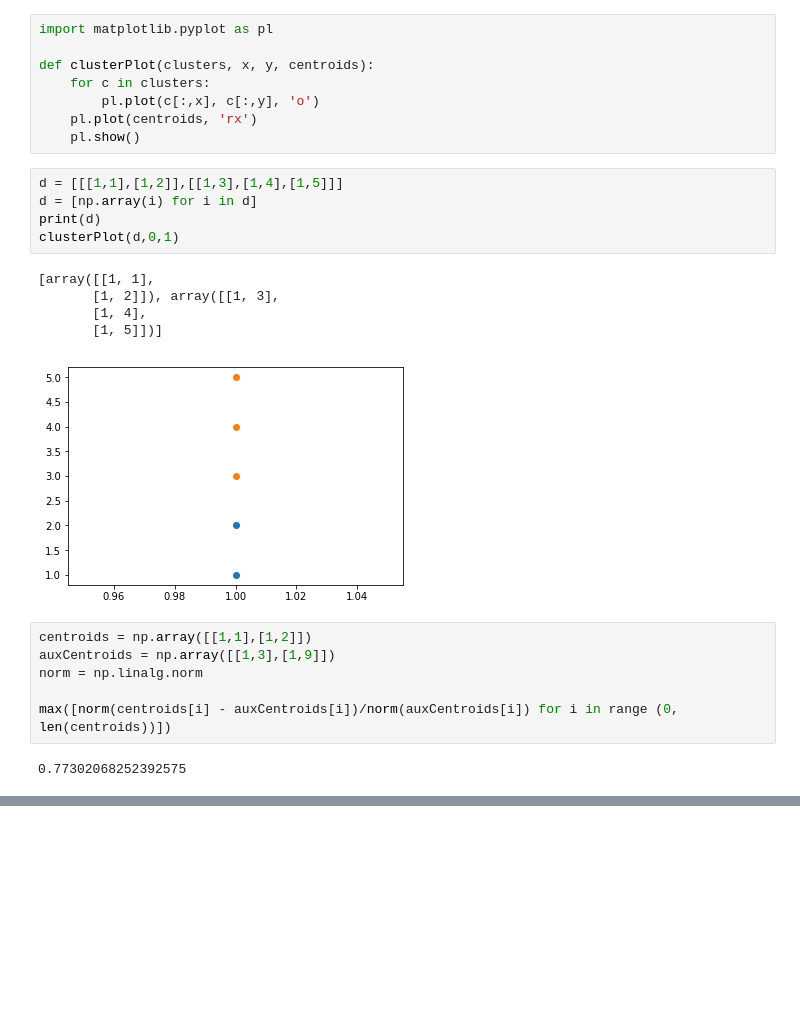
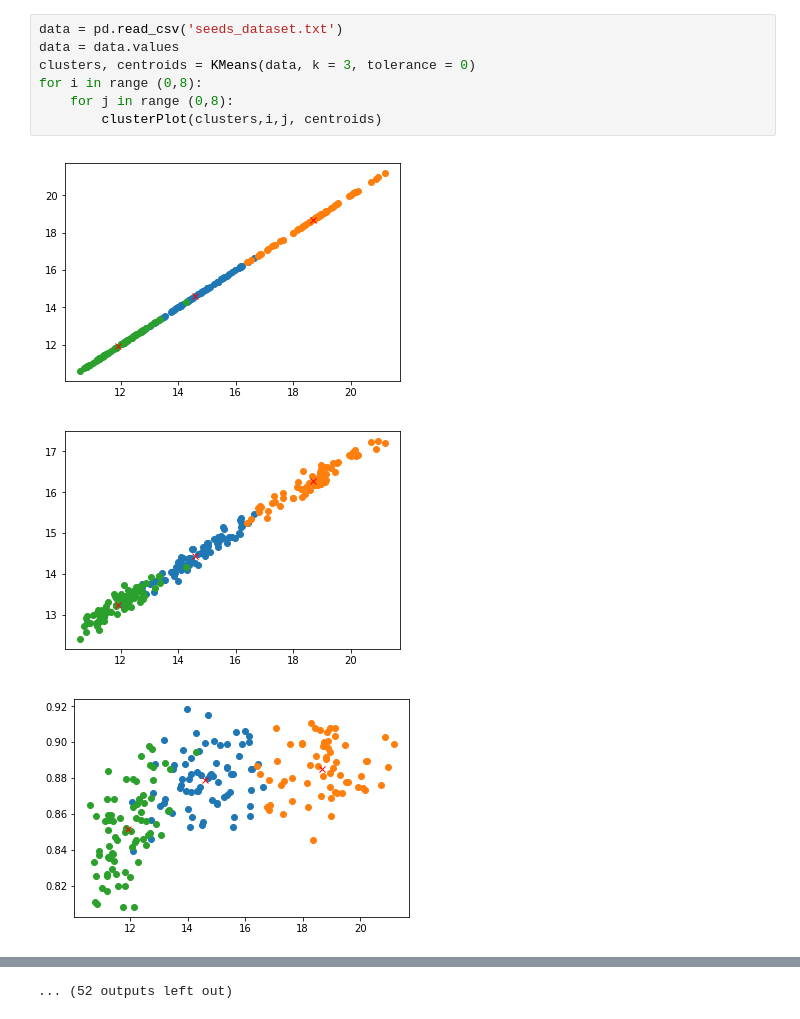
Before and after one commit to javpelle/ComputerGeometry, a Jupyter notebook: KMeans.ipynb, the cells around one changed output, grey strips where cells are left out. Cells and saved outputs as stored; diff of their text form; blank space fills up the shorter version.

```diff
--- a/KMeans.ipynb
+++ b/KMeans.ipynb
@@ -72,27 +102,11 @@ clusterPlot(c,0,1, centroids)
-# %%
-import matplotlib.pyplot as pl
-
-def clusterPlot(clusters, x, y, centroids):
-    for c in clusters:
-        pl.plot(c[:,x], c[:,y], 'o')
-    pl.plot(centroids, 'rx')
-    pl.show()
-# %%
-d = [[[1,1],[1,2]],[[1,3],[1,4],[1,5]]]
-d = [np.array(i) for i in d]
-print(d)
-clusterPlot(d,0,1)
-# %% [output]
-[array([[1, 1],
-       [1, 2]]), array([[1, 3],
-       [1, 4],
-       [1, 5]])]
-[figure, removed]
-# %%
-centroids = np.array([[1,1],[1,2]])
-auxCentroids = np.array([[1,3],[1,9]])
-norm = np.linalg.norm
-
-max([norm(centroids[i] - auxCentroids[i])/norm(auxCentroids[i]) for i in range (0, len(centroids))])
-# %% [output]
-0.77302068252392575
+# %%
+data = pd.read_csv('seeds_dataset.txt')
+data = data.values
+clusters, centroids = KMeans(data, k = 3, tolerance = 0)
+for i in range (0,8):
+    for j in range (0,8):
+        clusterPlot(clusters,i,j, centroids)
+# %% [output]
+[figure, added]
+[figure, added]
+[figure, added]
@@ -98,0 +122 @@ max([norm(centroids[i] - auxCentroids[i])/norm(auxCentroids[i]) for i in range (
+... (52 outputs left out)
```
Also changed, not shown: parts of 5 cells of this notebook, 2 other files.
